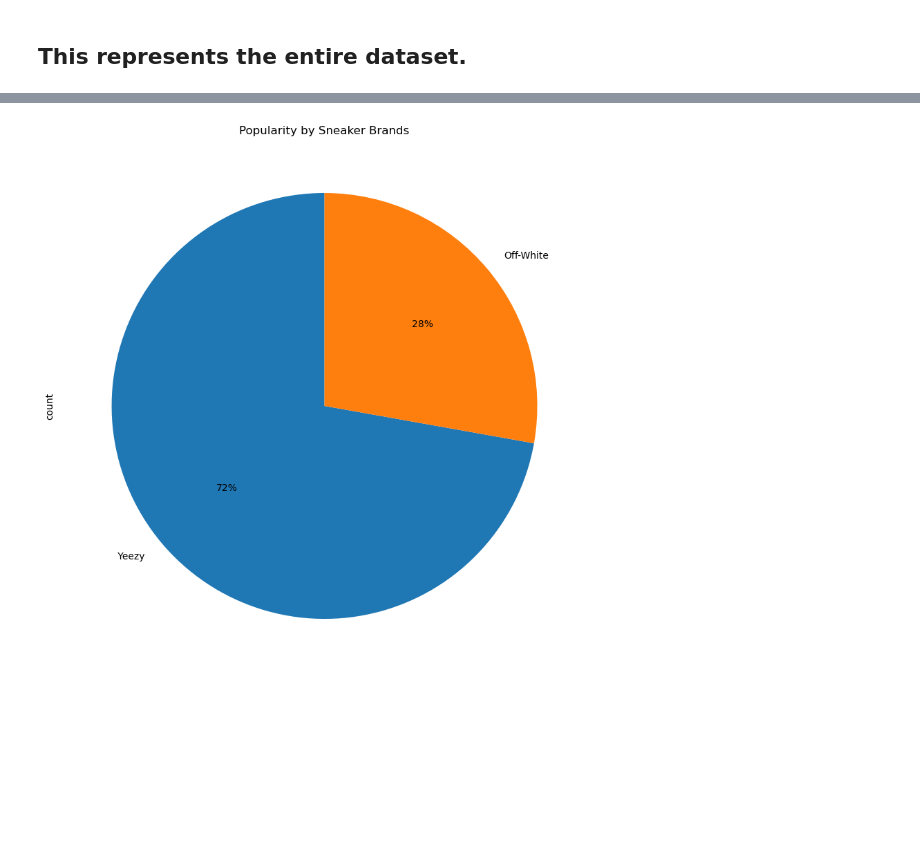
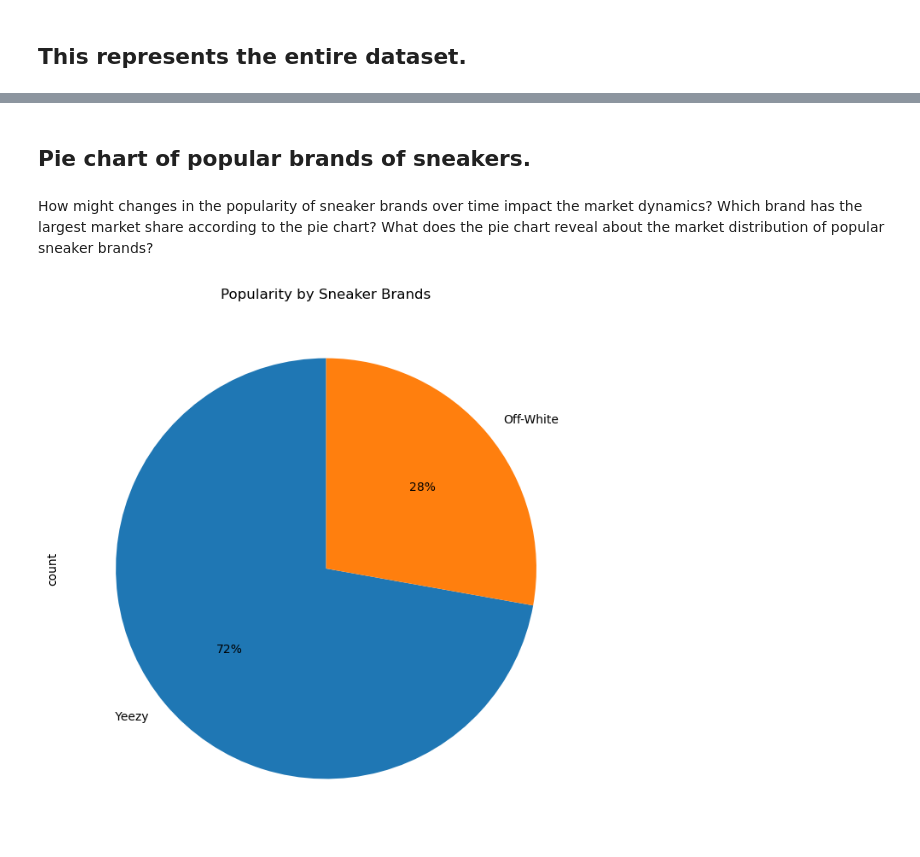
Before and after one commit to melissaa06/SNKRS_R_US, a Jupyter notebook: SneakerPy.ipynb, the cells around one changed output, grey strips where cells are left out. Cells and saved outputs as stored; diff of their text form; code cells hidden in the pictures; blank space fills up the shorter version.

```diff
--- a/SneakerPy.ipynb
+++ b/SneakerPy.ipynb
@@ -12,13 +17,0 @@ sneaker_data = pd.read_csv(sneaker_data_to_load)
-# %%
-#Remove dollar signs and commas in Sale Price column
-
-def convert_price(price):
-    if pd.notnull(price) and isinstance(price, str):
-        return pd.to_numeric(price.replace(',', '').replace('$', ''))
-    else:
-        return price
-
-sneaker_data['Sale Price'] = sneaker_data['Sale Price'].apply(convert_price)
-# %%
-# Remove dollar signs in Retail Price column
-sneaker_data['Retail Price'] = pd.to_numeric(sneaker_data['Retail Price'].str.replace('$', ''))
@@ -37,8 +40,12 @@ sneaker_data.head()
+# %% [markdown]
+## Pie chart of popular brands of sneakers.
+# %% [markdown]
+How might changes in the popularity of sneaker brands over time impact the market dynamics? Which brand has the largest market share according to the pie chart? What does the pie chart reveal about the market distribution of popular sneaker brands?
 # %%
 # Create a pie chart
-plt.figure(figsize=(10,10))
+plt.figure(figsize=(8,8))
 sneaker_data ['Brand'].value_counts().plot(kind='pie',startangle=90, autopct='%1.0f%%')
 plt.title('Popularity by Sneaker Brands')
 plt.show()
 # %% [output]
-[figure, old version]
+[figure, new version]
```
Also changed, not shown: parts of 17 cells of this notebook.
